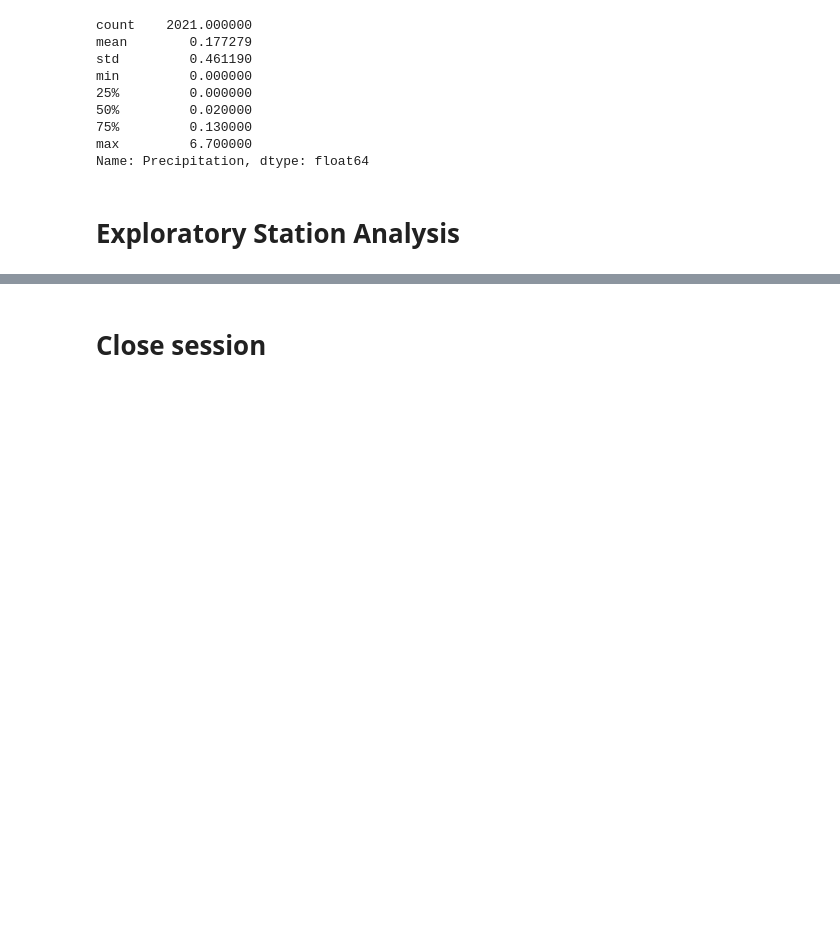
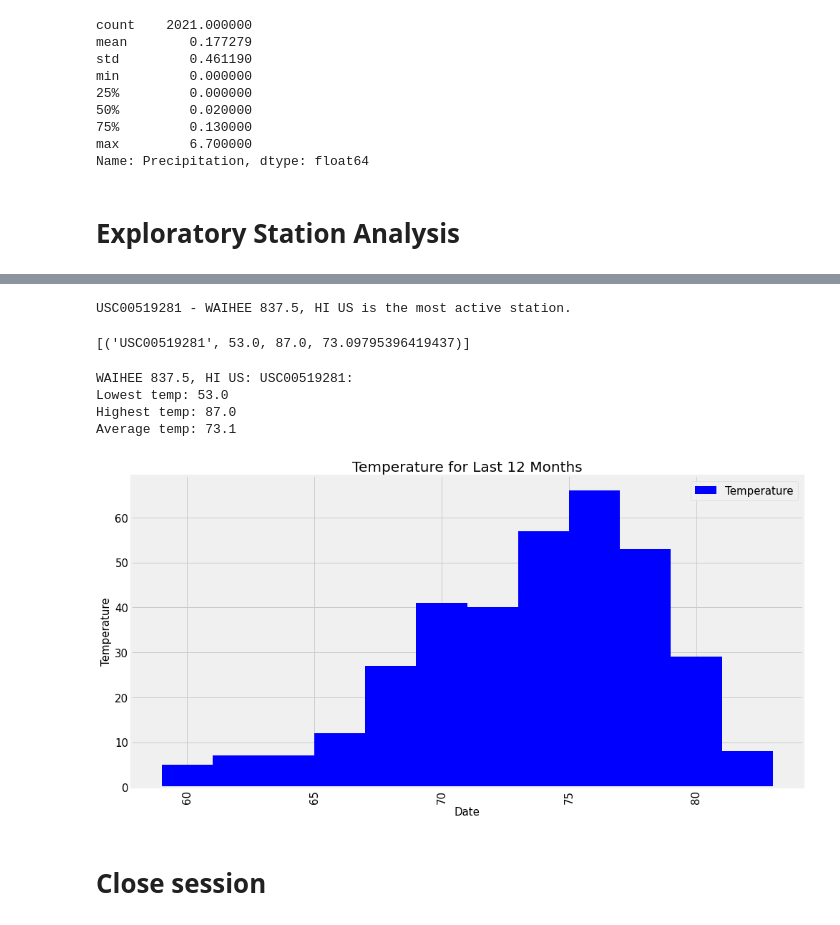
Before and after one commit to kpellas/SQLALCHEMY-challenge, a Jupyter notebook: climate.ipynb, the cells around one changed output, grey strips where cells are left out. Saved outputs shown, nothing was run; the diff lists cells and outputs as text; code cells hidden in the pictures; blank space fills up the shorter version.

Commit message:
Adding Exploratory Station Analysis

```diff
--- a/climate.ipynb
+++ b/climate.ipynb
@@ -126,2 +168,17 @@ Name: Precipitation, dtype: float64
+# %%
+print(f"{station_num[0][0]} - {station_name} is the most active station.")
+# %% [output]
+USC00519281 - WAIHEE 837.5, HI US is the most active station.
 # %%
 # Using the most active station id from the previous query, calculate the lowest, highest, and average temperature.
+
+sel = [Station.station,
+      func.min(Measurement.tobs),
+      func.max(Measurement.tobs),
+      func.avg(Measurement.tobs)]
+most_active_station_stats = session.query(*sel).\
+       filter(Station.station == 'USC00519281').\
+        all()
+most_active_station_stats
+# %% [output]
+[('USC00519281', 53.0, 87.0, 73.09795396419437)]
@@ -131,3 +185,44 @@ Name: Precipitation, dtype: float64
+# %%
+
+
+station_id = most_active_station_stats[0][0]
+lowest_temp = most_active_station_stats[0][1]
+highest_temp = most_active_station_stats[0][2]
+
+avg_temp = round(most_active_station_stats[0][3], 2)
+
+
+print(f"{station_name}: {station_id}: ")
+print(f"Lowest temp: {lowest_temp} ")
+print(f"Highest temp: {highest_temp} ")
+print(f"Average temp: {avg_temp} ")
+# %% [output]
+WAIHEE 837.5, HI US: USC00519281:
+Lowest temp: 53.0
+Highest temp: 87.0
+Average temp: 73.1
+# %%
+# Using the most active station id
+# Query the last 12 months of temperature observation data for this station and plot the results as a histogram
+most_act_last_12 = session.query(Measurement.date, Measurement.tobs).\
+    filter(Measurement.date > year_ago).\
+    filter(Measurement.station == station_id).\
+    all()
+
+most_act_last_12
+
+df = pd.DataFrame(most_act_last_12, columns = ['Date', 'Temperature'])
+
+df.plot.hist(color="blue", figsize=(15, 8), bins=12)
+
+plt.xlabel('Date', fontsize = 15)
+plt.ylabel('Temperature',  fontsize = 15)
+plt.title('Temperature for Last 12 Months', fontsize = 20)
+plt.xticks(fontsize = 15, rotation=90)
+plt.yticks(fontsize = 15)
+plt.legend(fontsize = 15);
+# %% [output]
+[figure, added]
 # %% [markdown]
 # Close session
 # %%
```
Also changed, not shown: parts of 7 cells of this notebook.
